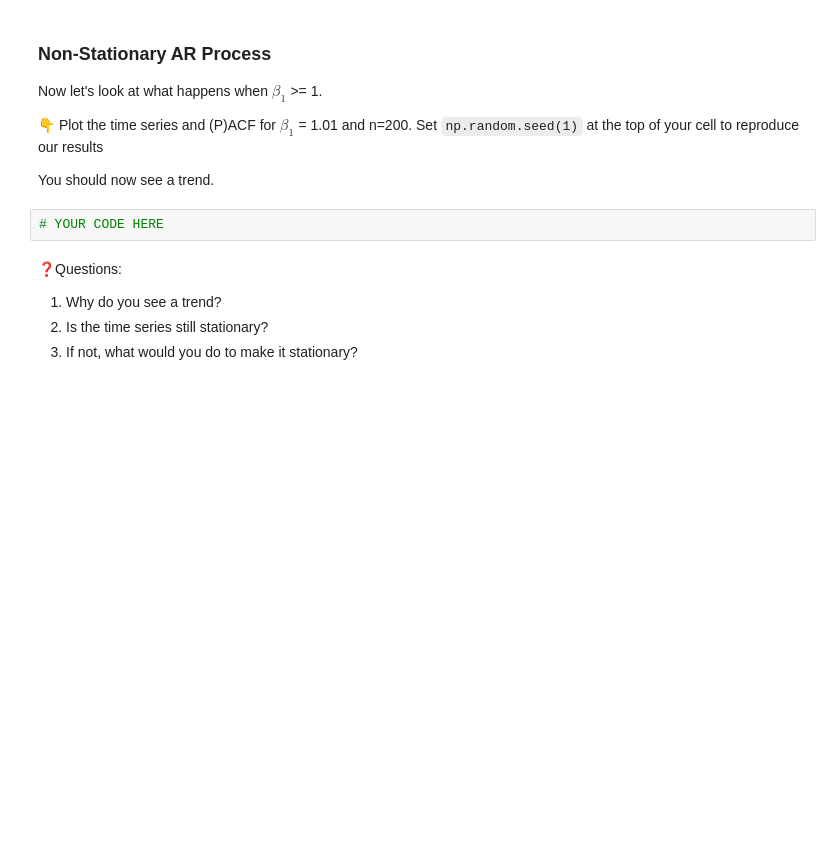
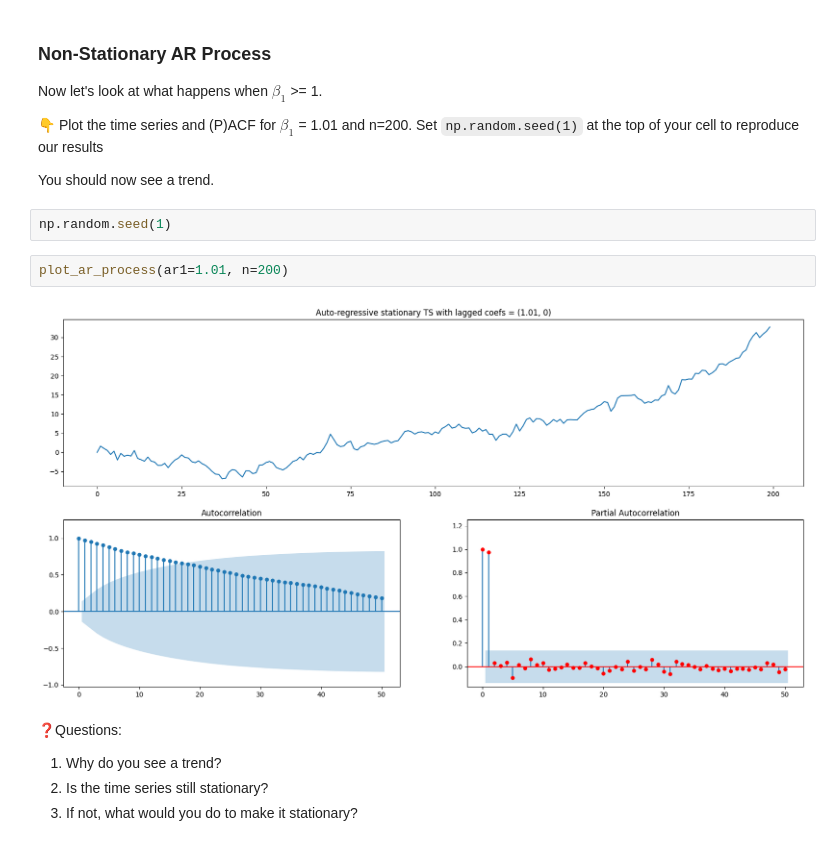
Before and after one commit to Juancorreav/data-artificial-time-series, a Jupyter notebook: artificial_time_series.ipynb, the cells around one changed output. Saved outputs shown, nothing was run; the diff lists cells and outputs as text; blank space fills up the shorter version.

```diff
--- a/artificial_time_series.ipynb
+++ b/artificial_time_series.ipynb
@@ -94,8 +98,12 @@ Now let's look at what happens when $\beta_1$ >= 1.
 👇 Plot the time series and (P)ACF for $\beta_1$ = 1.01 and n=200. Set `np.random.seed(1)` at the top of your cell to reproduce our results
 
 You should now see a trend.
-# %%
-# YOUR CODE HERE
+# %%
+np.random.seed(1)
+# %%
+plot_ar_process(ar1=1.01, n=200)
+# %% [output]
+[figure, added]
 # %% [markdown]
 ❓️Questions:
 1. Why do you see a trend?
```
Also changed, not shown: parts of 36 cells of this notebook.
